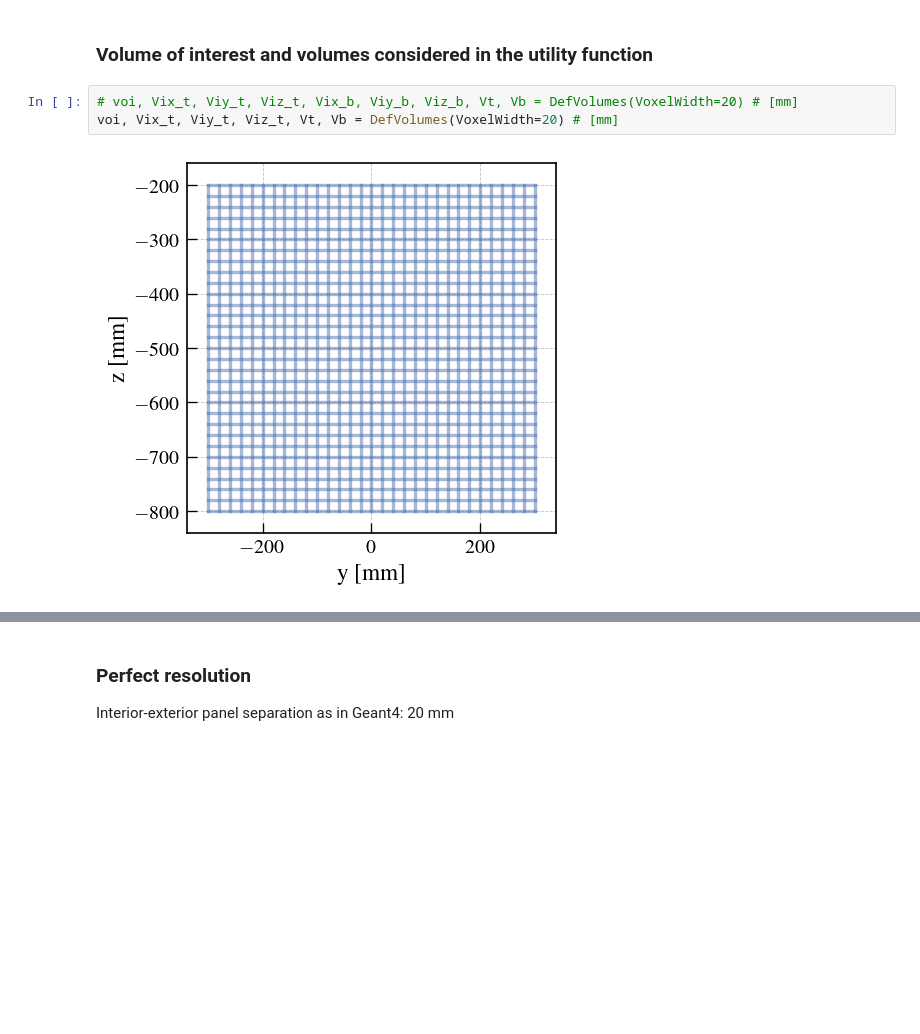
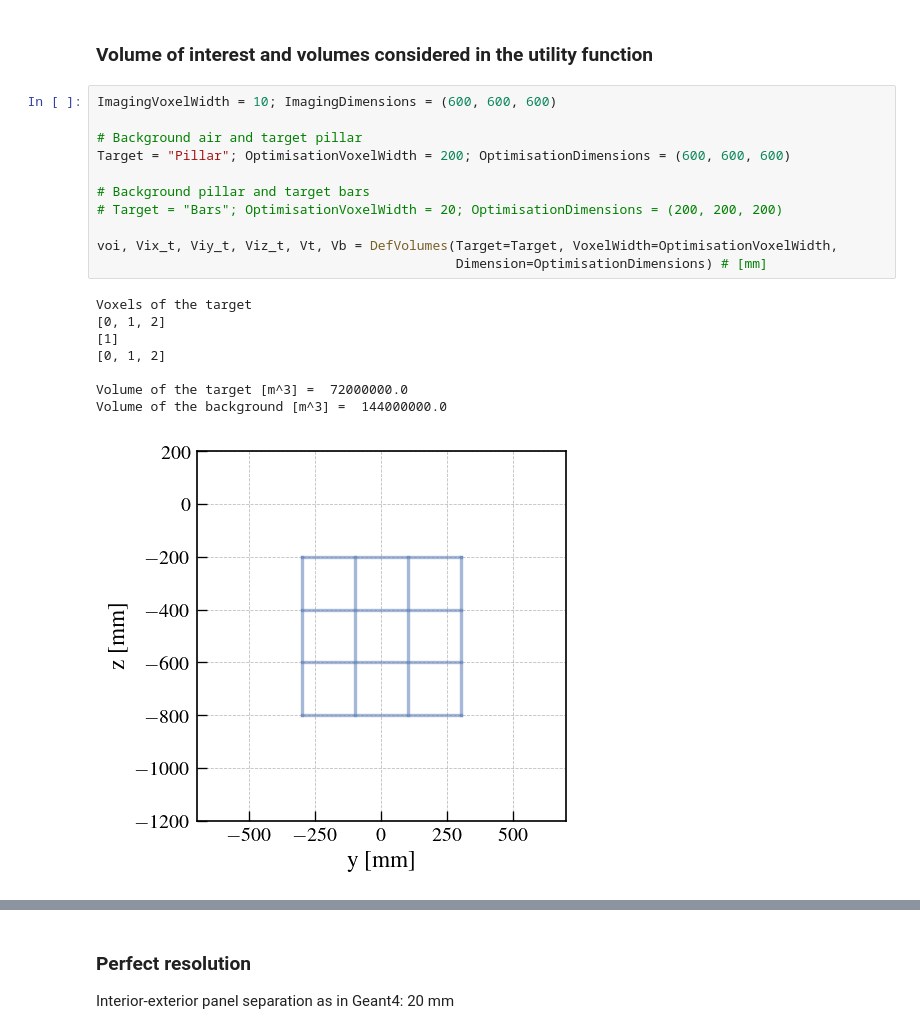
Before and after one commit to MaximeLagrange/muograph, a Jupyter notebook: Analysis.ipynb, the cells around one changed output, grey strips where cells are left out. Saved outputs shown, nothing was run; the diff lists cells and outputs as text; blank space fills up the shorter version.

```diff
--- a/Analysis.ipynb
+++ b/Analysis.ipynb
@@ -1054,7 +1110,22 @@ def KL_from_uniform(N, L, eps=1e-12):
 # %% [markdown]
 ### Volume of interest and volumes considered in the utility function
 # %%
-# voi, Vix_t, Viy_t, Viz_t, Vix_b, Viy_b, Viz_b, Vt, Vb = DefVolumes(VoxelWidth=20) # [mm]
-voi, Vix_t, Viy_t, Viz_t, Vt, Vb = DefVolumes(VoxelWidth=20) # [mm]
+ImagingVoxelWidth = 10; ImagingDimensions = (600, 600, 600)
+
+# Background air and target pillar
+Target = "Pillar"; OptimisationVoxelWidth = 200; OptimisationDimensions = (600, 600, 600)
+
+# Background pillar and target bars
+# Target = "Bars"; OptimisationVoxelWidth = 20; OptimisationDimensions = (200, 200, 200)
+
+voi, Vix_t, Viy_t, Viz_t, Vt, Vb = DefVolumes(Target=Target, VoxelWidth=OptimisationVoxelWidth,
+                                              Dimension=OptimisationDimensions) # [mm]
 # %% [output]
+Voxels of the target
+[0, 1, 2]
+[1]
+[0, 1, 2]
+
+Volume of the target [m^3] =  72000000.0
+Volume of the background [m^3] =  144000000.0
-[figure, old version]
+[figure, new version]
```
Also changed, not shown: parts of 56 cells of this notebook.
